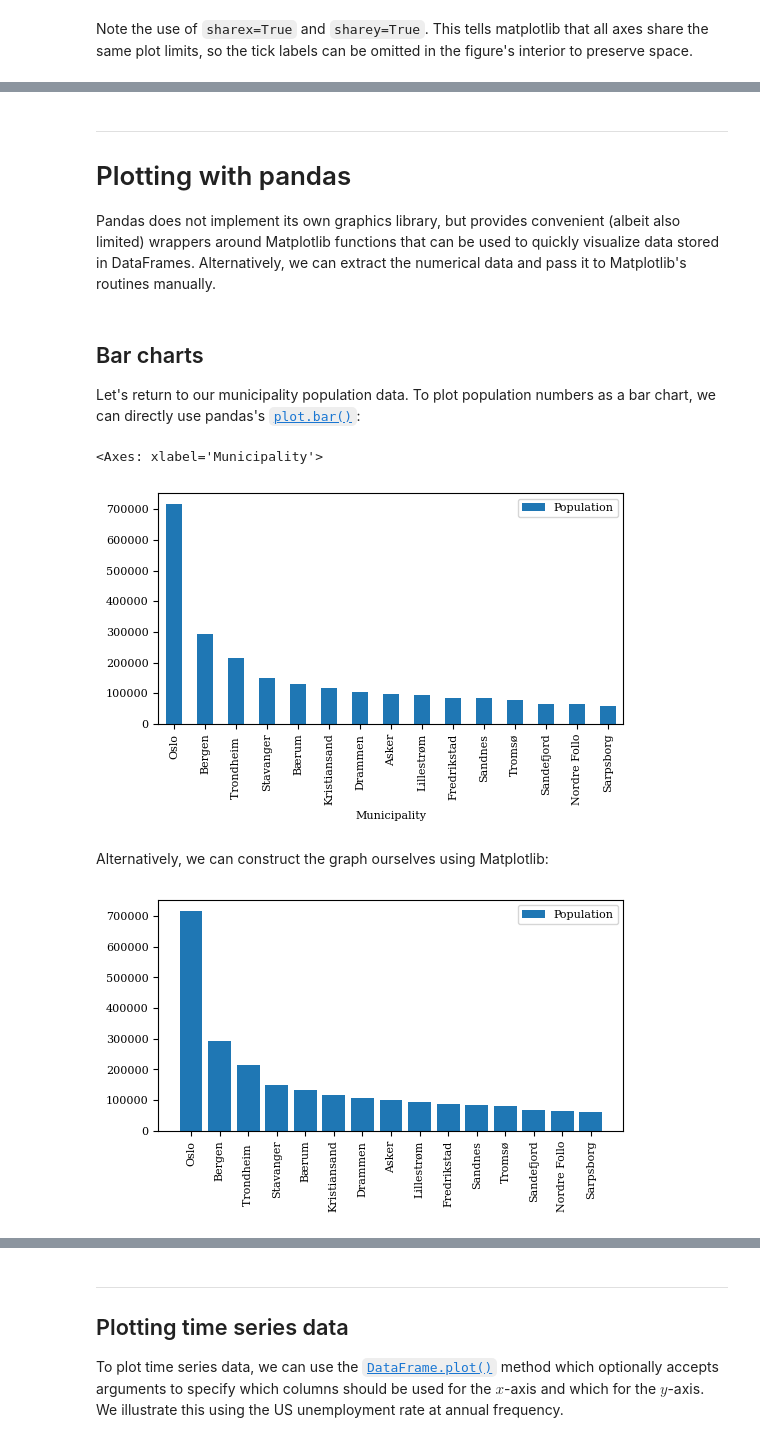
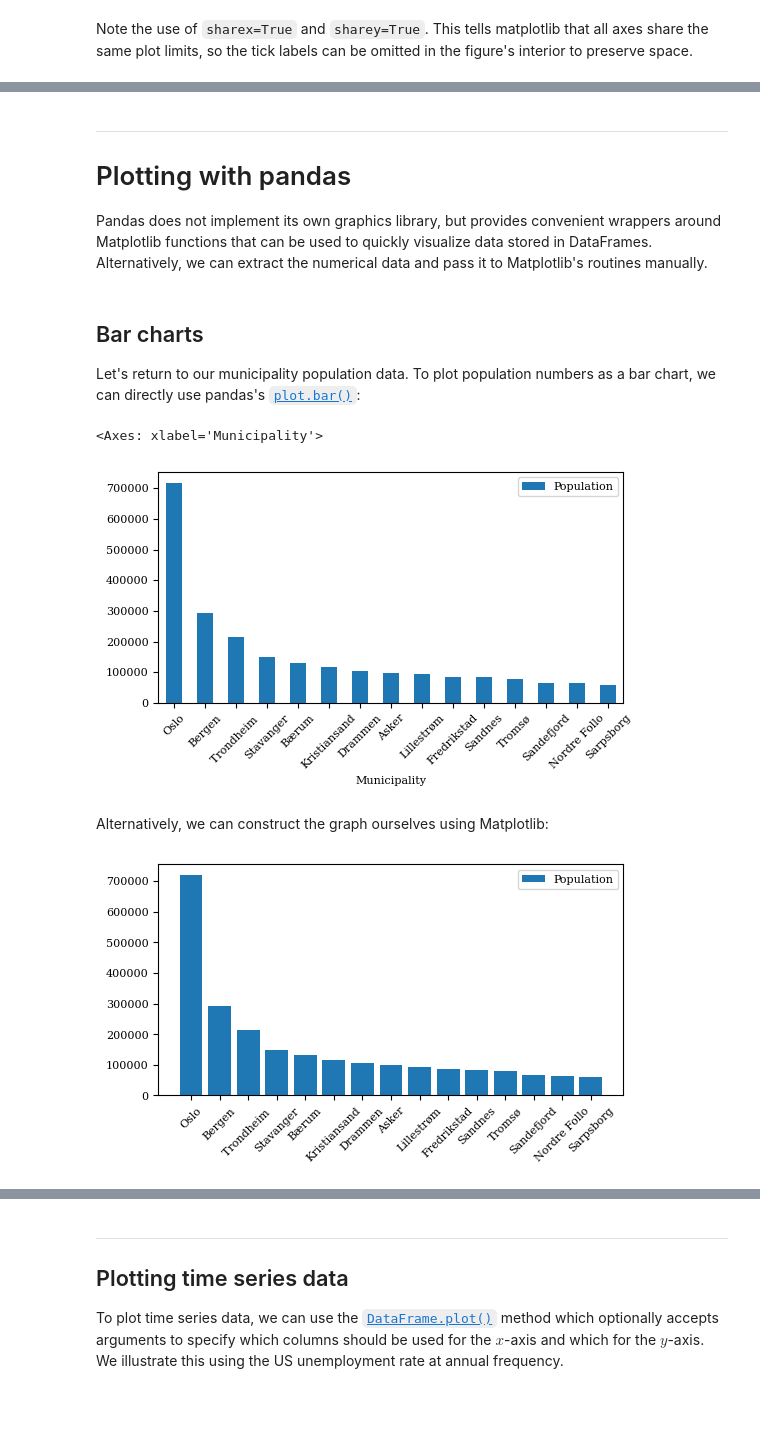
Before and after one commit to richardfoltyn/TECH2-H24, a Jupyter notebook: lecture5/lecture5.ipynb, the cells around one changed output, grey strips where cells are left out. Saved outputs shown, nothing was run; the diff lists cells and outputs as text; code cells hidden in the pictures; blank space fills up the shorter version.

```diff
--- a/lecture5/lecture5.ipynb
+++ b/lecture5/lecture5.ipynb
@@ -475,7 +495,7 @@ preserve space.
 ***
 # Plotting with pandas
 
-Pandas does not implement its own graphics library, but provides convenient (albeit also limited) wrappers around Matplotlib functions that can be used to quickly visualize data stored in DataFrames. Alternatively, we can extract the numerical data and pass it to Matplotlib's routines manually.
+Pandas does not implement its own graphics library, but provides convenient wrappers around Matplotlib functions that can be used to quickly visualize data stored in DataFrames. Alternatively, we can extract the numerical data and pass it to Matplotlib's routines manually.
 # %% [markdown]
 ## Bar charts
 
@@ -485,20 +505,20 @@ To plot population numbers as a bar chart, we can directly use pandas's
 # %%
 import pandas as pd
 
 # Path to local data/ folder
 DATA_PATH = '../data'
 
 # Read in population data for Norwegian municipalities
 df = pd.read_csv(f'{DATA_PATH}/population_norway.csv')
 
 # Keep only the first 15 observations
 df = df.iloc[:15]
 
-# Create bar chart, specify figure size
-df.plot.bar(x='Municipality', y='Population', figsize=(6,3))
+# Create bar chart, specify figure size, rotate x-ticklabels by 45 degrees
+df.plot.bar(x='Municipality', y='Population', rot=45, figsize=(6,3))
 # %% [output]
 <Axes: xlabel='Municipality'>
-[figure, old version]
+[figure, new version]
 # %% [markdown]
 Alternatively, we can construct the graph ourselves using Matplotlib:
 # %%
@@ -520,7 +540,7 @@ plt.bar(labels, values)
 plt.legend(['Population'])
 
 # Rotate ticks
-plt.tick_params(axis='x', labelrotation=90)
+plt.tick_params(axis='x', labelrotation=45)
 # %% [output]
-[figure, old version]
+[figure, new version]
 # %% [markdown]
```
Also changed, not shown: parts of 7 cells of this notebook, 1 other file.
